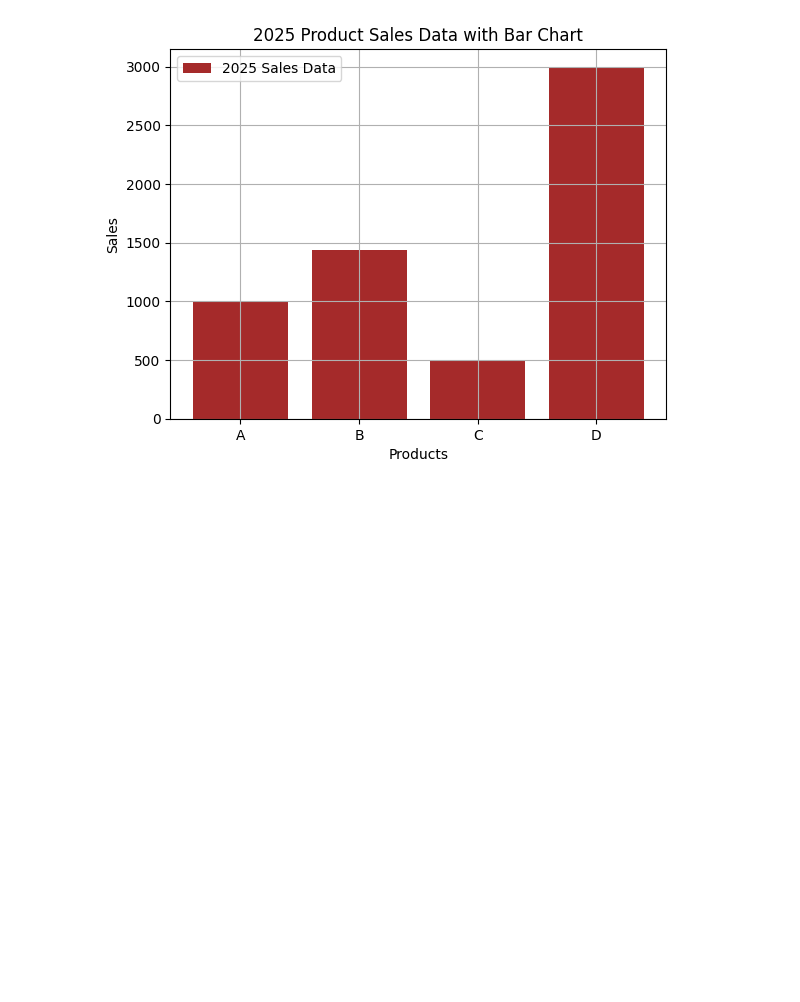
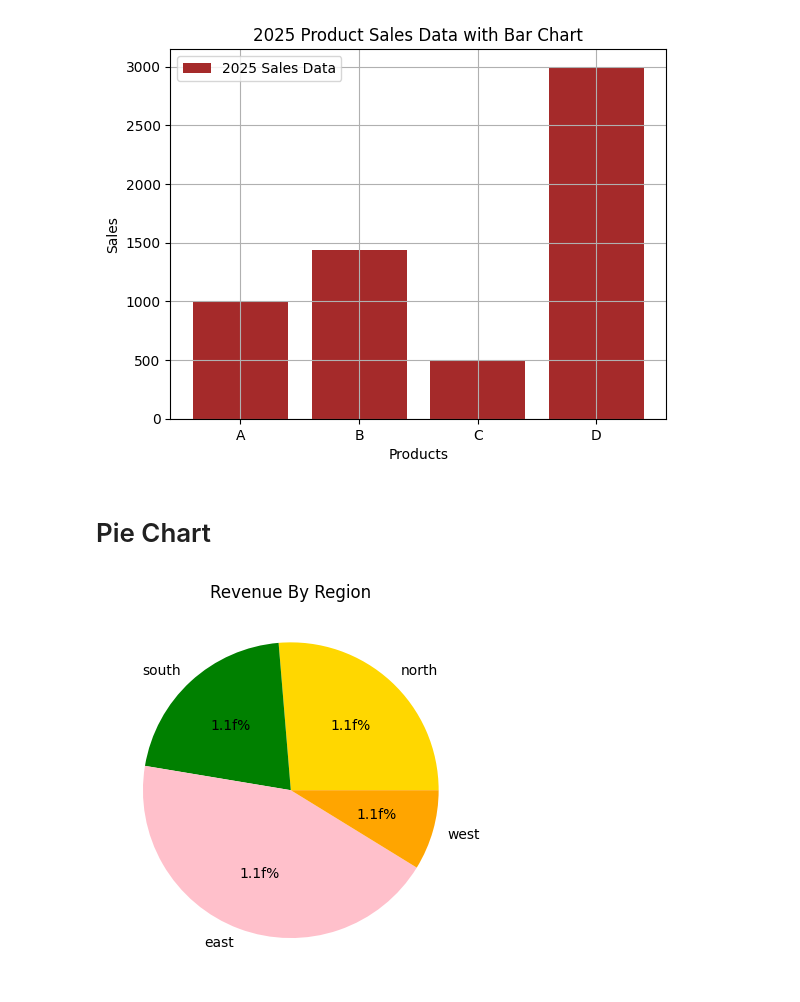
Before and after one commit to BasitAli164/Coding-practice, a Jupyter notebook: pylib/libenv/pylibraries/matplotlib/phase1.ipynb, the cells around one changed output. Drawn from its saved outputs; the diff is of its cells as text; code cells hidden in the pictures; blank space fills up the shorter version.

Commit message:
work in pie  chart

```diff
--- a/pylib/libenv/pylibraries/matplotlib/phase1.ipynb
+++ b/pylib/libenv/pylibraries/matplotlib/phase1.ipynb
@@ -33,3 +33,13 @@ plt.ylabel("Sales")
 plt.grid()
 # %% [output]
 [figure]
+# %% [markdown]
+# Pie Chart
+# %%
+region=['north','south','east','west']
+revenue=[3000,2400,5000,1000]
+plt.pie(revenue,labels=region, autopct='1.1f%%',colors=['gold','green','pink','orange'])
+plt.title("Revenue By Region")
+plt.show()
+# %% [output]
+[figure, added]
```
